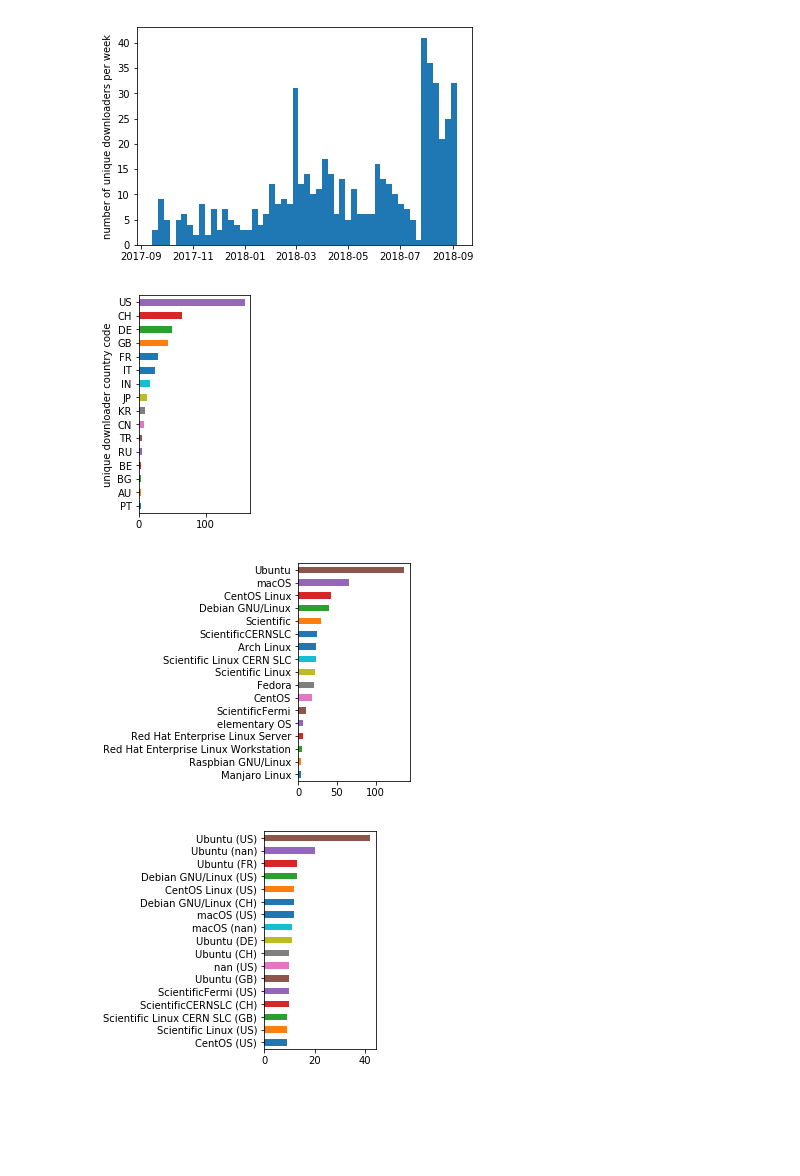
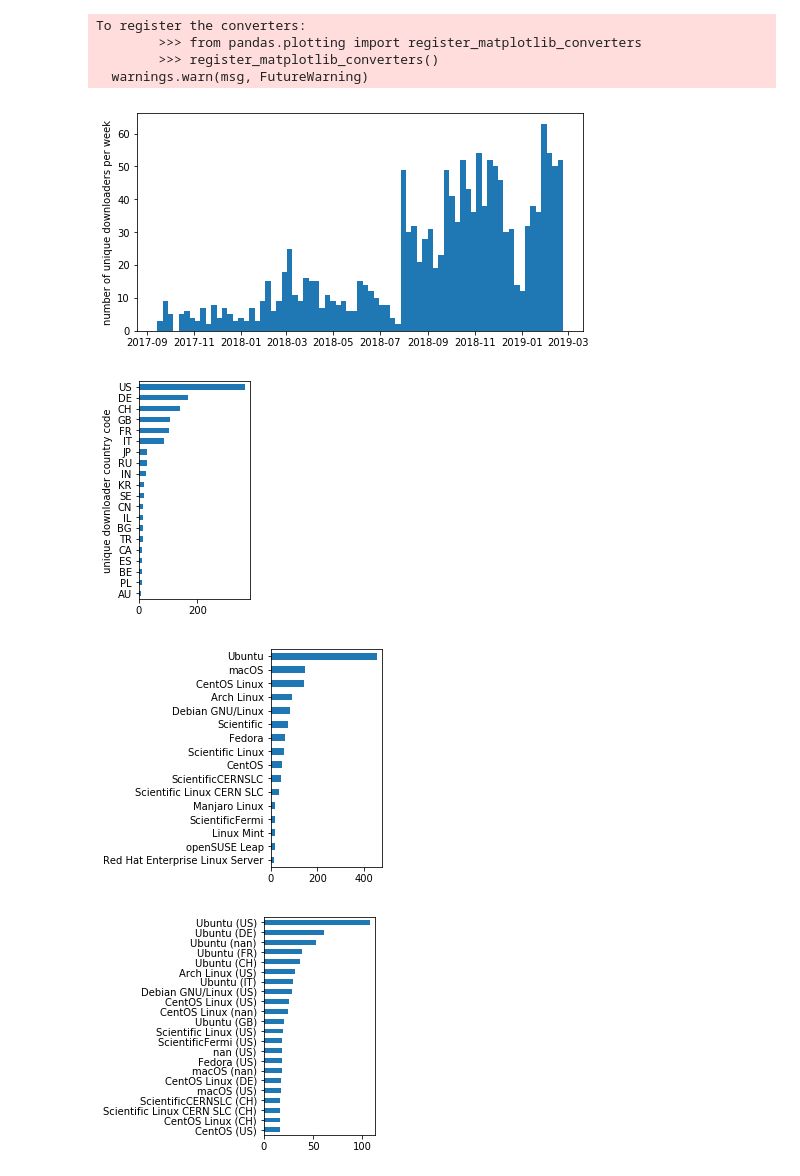
Before and after one commit to jpivarski/jupyter-performance-studies, a Jupyter notebook: uproot-pip.ipynb, the cells around one changed output. Saved outputs shown, nothing was run; the diff lists cells and outputs as text; code cells hidden in the pictures; blank space fills up the shorter version.

```diff
--- a/uproot-pip.ipynb
+++ b/uproot-pip.ipynb
@@ -5,9 +5,17 @@ import datetime
 import numpy
 import pandas
 # %%
-df = pandas.read_csv("uproot-pip-2018-09-05.csv",
-                     parse_dates=[0],
-                     infer_datetime_format=True)
+df1 = pandas.read_csv("uproot-pip-to2018-09-05.csv",
+                      parse_dates=[0],
+                      infer_datetime_format=True)
+df2 = pandas.read_csv("uproot-pip-to2019-01-01.csv",
+                      parse_dates=[0],
+                      infer_datetime_format=True)
+df3 = pandas.read_csv("uproot-pip-to2019-02-22.csv",
+                      parse_dates=[0],
+                      infer_datetime_format=True)
+
+df = pandas.concat([df1, df2, df3])
 df.columns, len(df)
 # %% [output]
 (Index(['timestamp', 'country_code', 'file_version', 'details_distro_name',
@@ -47,30 +38,34 @@ df
 # %%
-fig = df["timestamp"].hist(bins=365 // 7, grid=False)
+fig = df["timestamp"].hist(bins=526 // 7, grid=False, figsize=(8, 4))
 fig.set_ylabel("number of unique downloaders per week")
 fig.get_figure().savefig("uproot-pip-vsweek.pdf")
 # %% [output]
+To register the converters:
+        >>> from pandas.plotting import register_matplotlib_converters
+        >>> register_matplotlib_converters()
+  warnings.warn(msg, FutureWarning)
-[figure, old version]
+[figure, new version]
 # %%
 df2 = df.groupby("country_code").count().sort_values("timestamp")
-fig = df2[df2["timestamp"] > 3].plot.barh(y="timestamp", legend=False, figsize=(2, 4))
+fig = df2[df2["timestamp"] > 8].plot.barh(y="timestamp", legend=False, figsize=(2, 4))
 fig.set_ylabel("unique downloader country code")
 fig.get_figure().savefig("uproot-pip-vscountry.pdf")
 # %% [output]
-[figure, old version]
+[figure, new version]
 # %%
 df2 = df.groupby("details_distro_name").count().sort_values("timestamp")
-fig = df2[df2["timestamp"] > 3].plot.barh(y="timestamp", legend=False, figsize=(2, 4))
+fig = df2[df2["timestamp"] > 8].plot.barh(y="timestamp", legend=False, figsize=(2, 4))
 fig.set_ylabel("")
 fig.get_figure().savefig("uproot-pip-vsos.pdf")
 # %% [output]
-[figure, old version]
+[figure, new version]
 # %%
 df["distro-country"] = df[["details_distro_name", "country_code"]].apply(
     lambda x: "{} ({})".format(x[0], x[1]), axis=1)
 # %%
 df2 = df.groupby("distro-country").count().sort_values("timestamp")
-fig = df2[df2["timestamp"] > 8].plot.barh(y="timestamp", legend=False, figsize=(2, 4))
+fig = df2[df2["timestamp"] > 15].plot.barh(y="timestamp", legend=False, figsize=(2, 4))
 fig.set_ylabel("")
 fig.get_figure().savefig("uproot-pip-vsoscountry.pdf")
 # %% [output]
-[figure, old version]
+[figure, new version]
```
Also changed, not shown: parts of 10 cells of this notebook, 3 other files.
